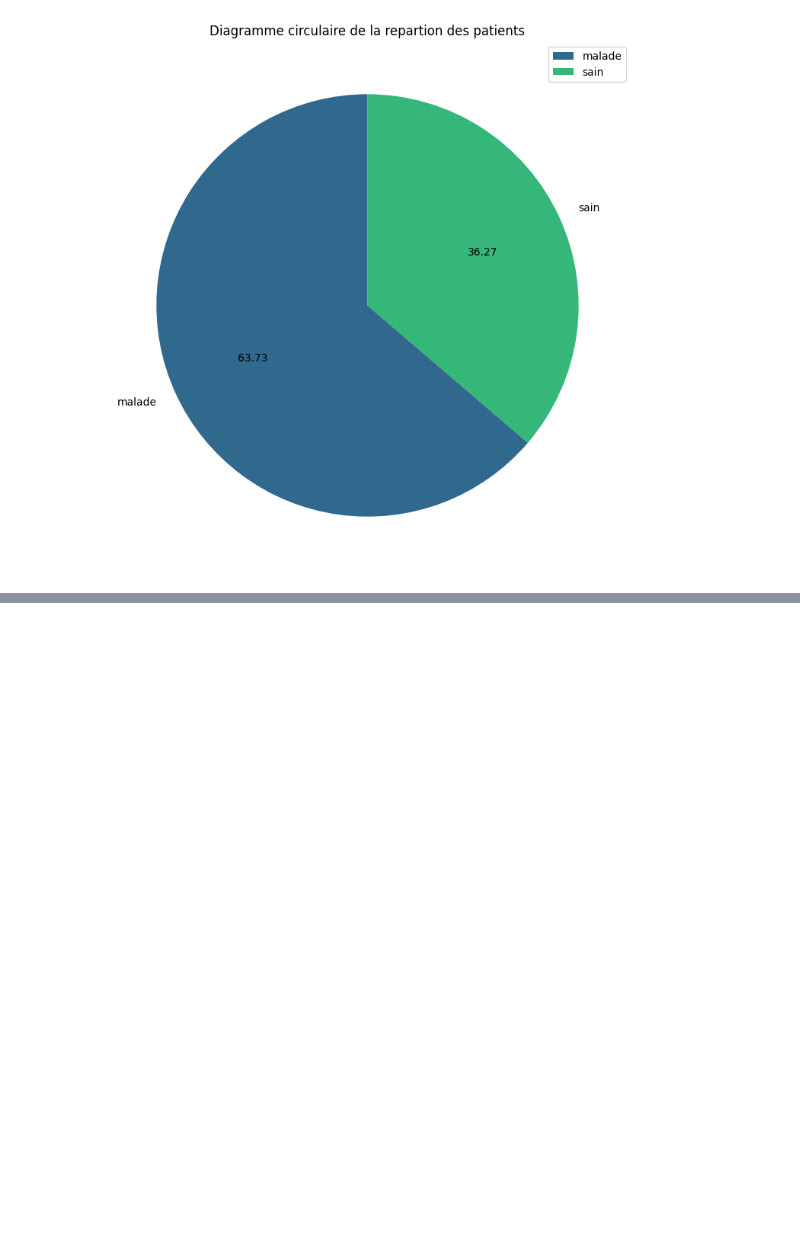
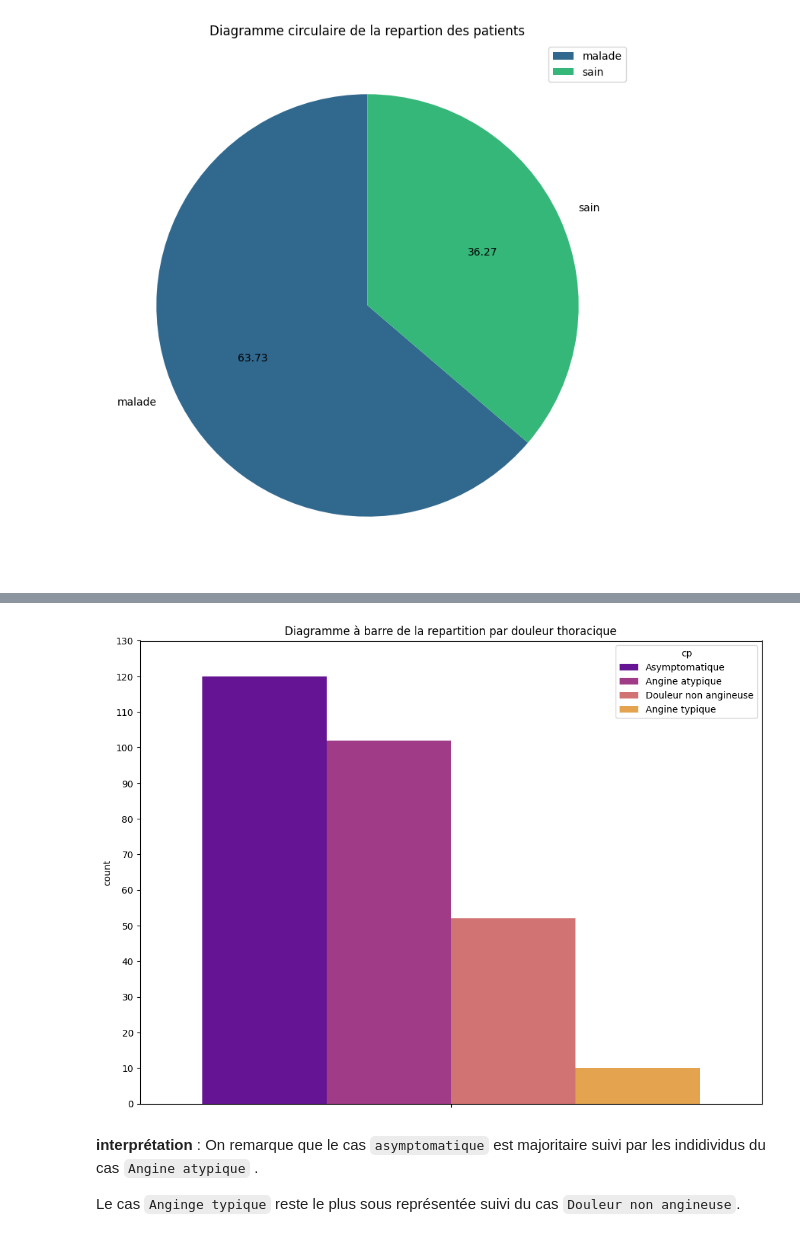
Before and after one commit to Harlequelrah/heart_attack_prediction, a Jupyter notebook: project/notebooks/analysis.ipynb, the cells around one changed output, grey strips where cells are left out. Drawn from its saved outputs; the diff is of its cells as text; code cells hidden in the pictures; blank space fills up the shorter version.

Commit message:
graphique de barplot pour la répartion de cp

```diff
--- a/project/notebooks/analysis.ipynb
+++ b/project/notebooks/analysis.ipynb
@@ -111,0 +118,11 @@ plt.show()
+# %%
+# le compte par modalité
+cp_counts = data['cp'].value_counts().reset_index()
+# labelisation
+labels ={
+    1: "Angine typique",
+    2 :"Angine atypique",
+    3 : "Douleur non angineuse",
+    4 : "Asymptomatique"
+}
+cp_counts.replace({'cp':labels},inplace=True)
@@ -111,0 +135,18 @@ plt.show()
+# %%
+# graphique de barplot pour la répartion de cp
+plt.figure(figsize=(12,9))
+
+sns.barplot(data=cp_counts,y='count',hue='cp',palette='plasma')
+
+plt.yticks(ticks=np.arange(0,140,10))
+
+plt.title("Diagramme à barre de la repartition par douleur thoracique")
+
+plt.show()
+# %% [output]
+[figure, added]
+# %% [markdown]
+**interprétation** :
+On remarque que le cas `asymptomatique` est majoritaire suivi par les indidividus du cas `Angine atypique` .
+
+Le cas `Anginge typique` reste le plus sous représentée suivi du cas `Douleur non angineuse`.
```
Also changed, not shown: parts of 4 cells of this notebook.
